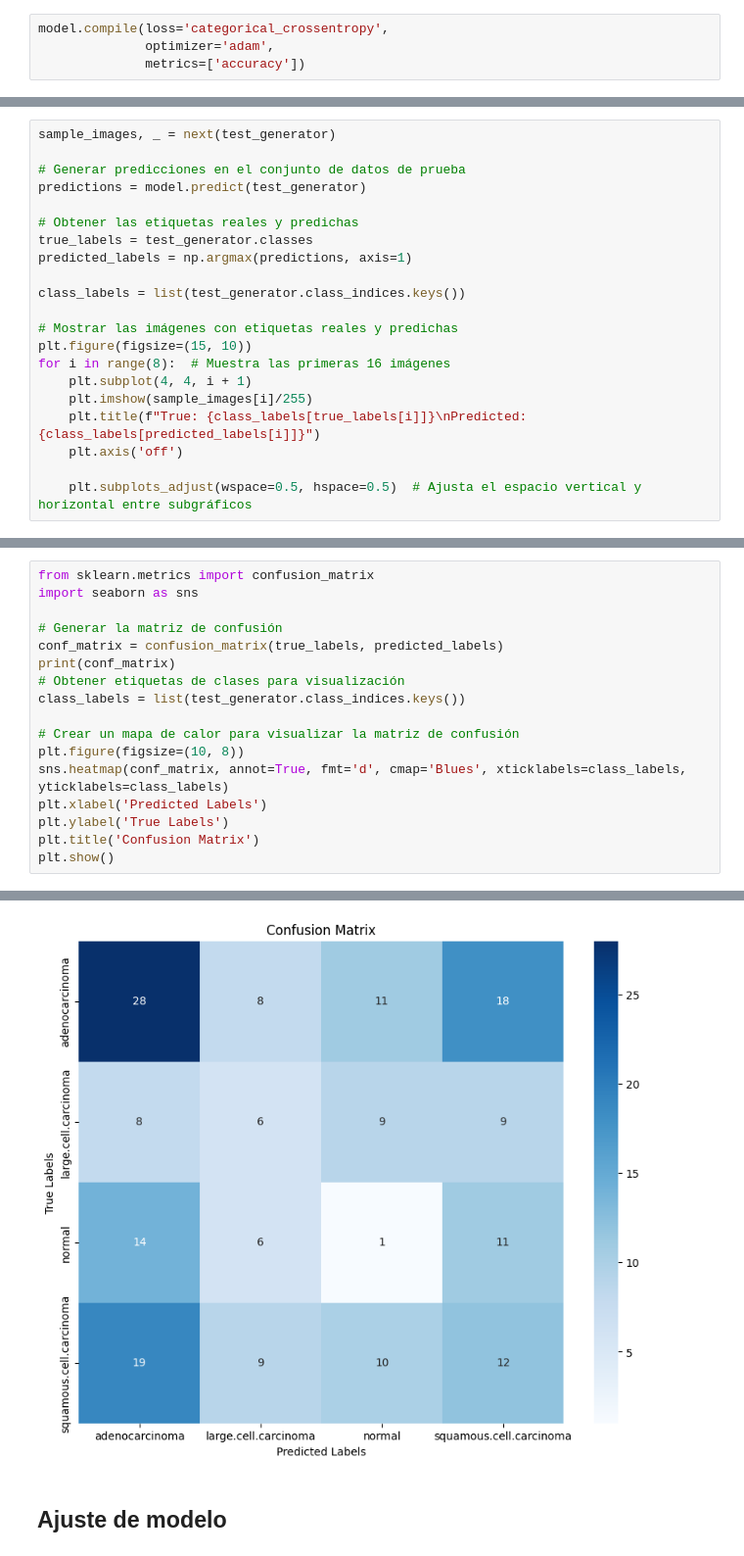
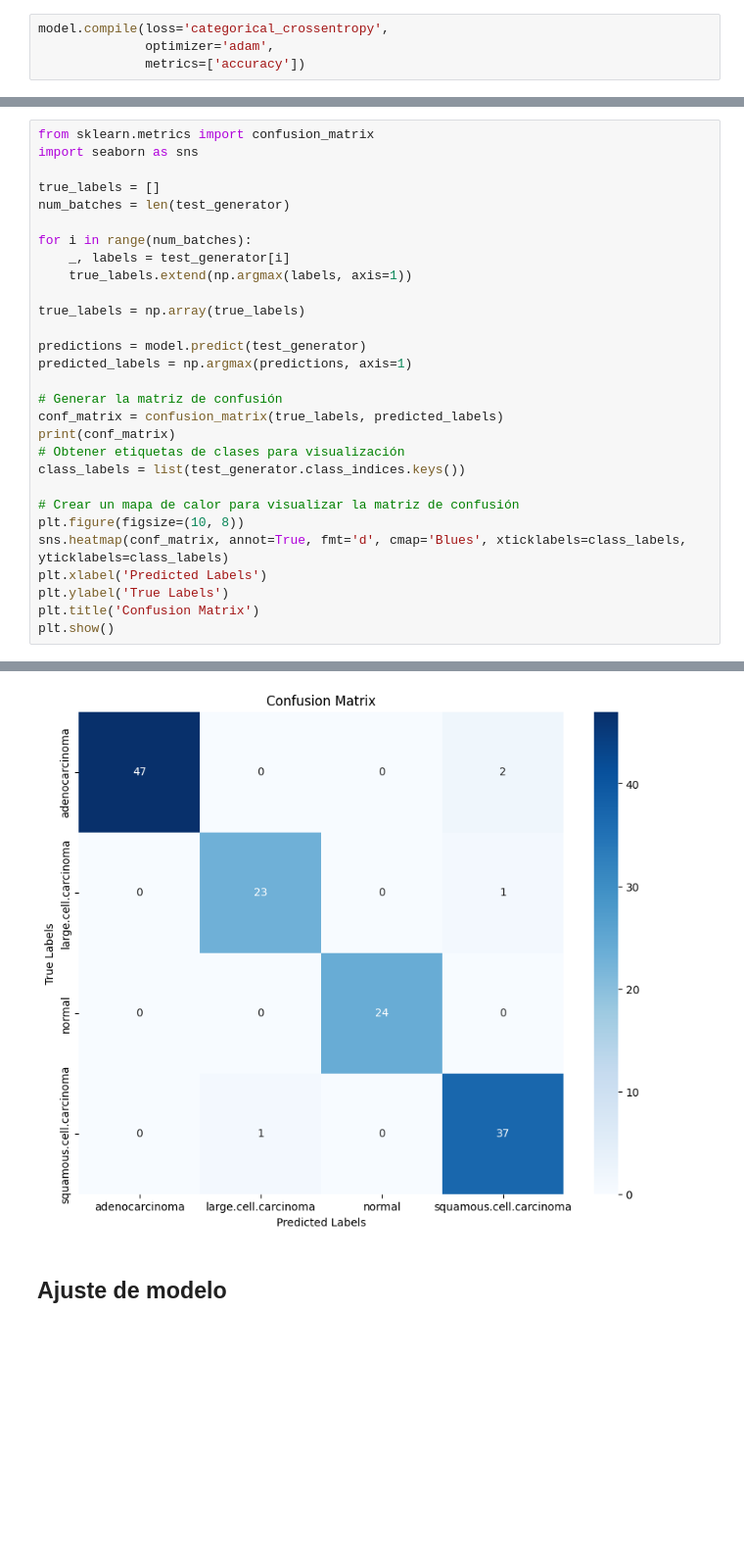
Before and after one commit to m3llad0/TC3007C, a Jupyter notebook: model.ipynb, the cells around one changed output, grey strips where cells are left out. Shown at 98% size. Cells and saved outputs as stored; diff of their text form; blank space fills up the shorter version.

```diff
--- a/model.ipynb
+++ b/model.ipynb
@@ -247,21 +255,0 @@ Text(0.5, 1.0, 'Training and Validation Accuracy over Epochs')
-# %%
-sample_images, _ = next(test_generator)
-
-# Generar predicciones en el conjunto de datos de prueba
-predictions = model.predict(test_generator)
-
-# Obtener las etiquetas reales y predichas
-true_labels = test_generator.classes
-predicted_labels = np.argmax(predictions, axis=1)
-
-class_labels = list(test_generator.class_indices.keys())
-
-# Mostrar las imágenes con etiquetas reales y predichas
-plt.figure(figsize=(15, 10))
-for i in range(8):  # Muestra las primeras 16 imágenes
-    plt.subplot(4, 4, i + 1)
-    plt.imshow(sample_images[i]/255)
-    plt.title(f"True: {class_labels[true_labels[i]]}\nPredicted: {class_labels[predicted_labels[i]]}")
-    plt.axis('off')
-
-    plt.subplots_adjust(wspace=0.5, hspace=0.5)  # Ajusta el espacio vertical y horizontal entre subgráficos
@@ -271,6 +256,18 @@ for i in range(8):  # Muestra las primeras 16 imágenes
 # %%
 from sklearn.metrics import confusion_matrix
 import seaborn as sns
+
+true_labels = []
+num_batches = len(test_generator)
+
+for i in range(num_batches):
+    _, labels = test_generator[i]
+    true_labels.extend(np.argmax(labels, axis=1))
+
+true_labels = np.array(true_labels)
+
+predictions = model.predict(test_generator)
+predicted_labels = np.argmax(predictions, axis=1)
 
 # Generar la matriz de confusión
 conf_matrix = confusion_matrix(true_labels, predicted_labels)
@@ -293,4 +291,4 @@ plt.show()
-[figure, old version]
+[figure, new version]
 # %% [markdown]
 ## Ajuste de modelo
 # %%
```
Also changed, not shown: parts of 18 cells of this notebook.
